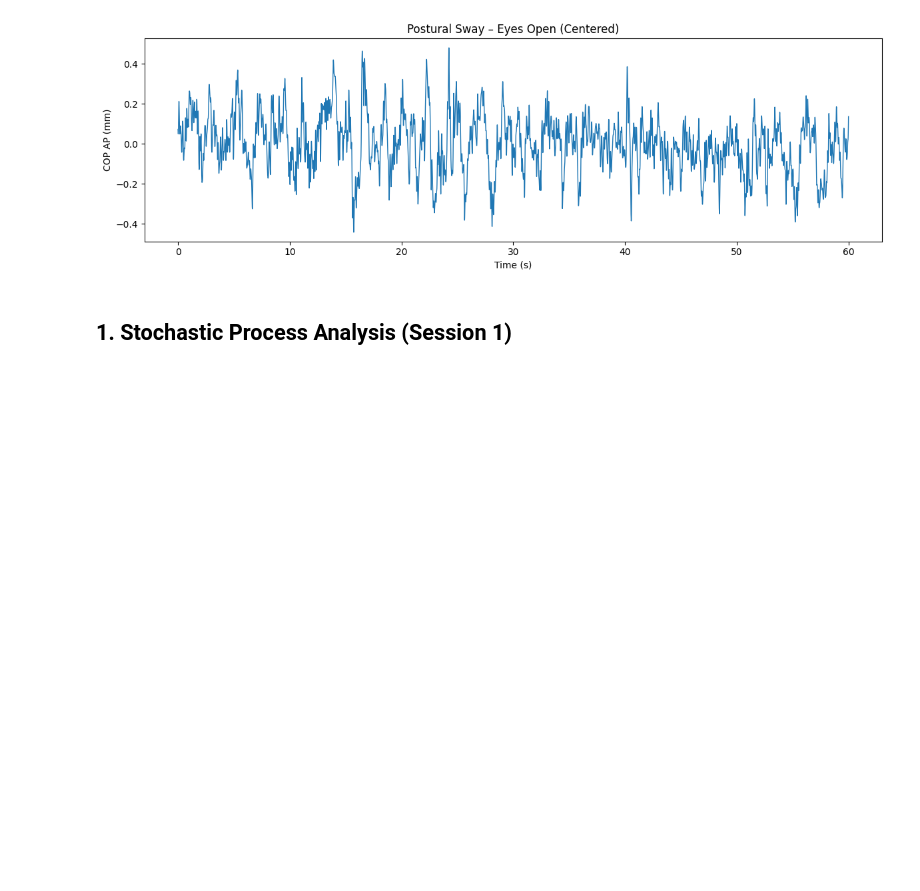
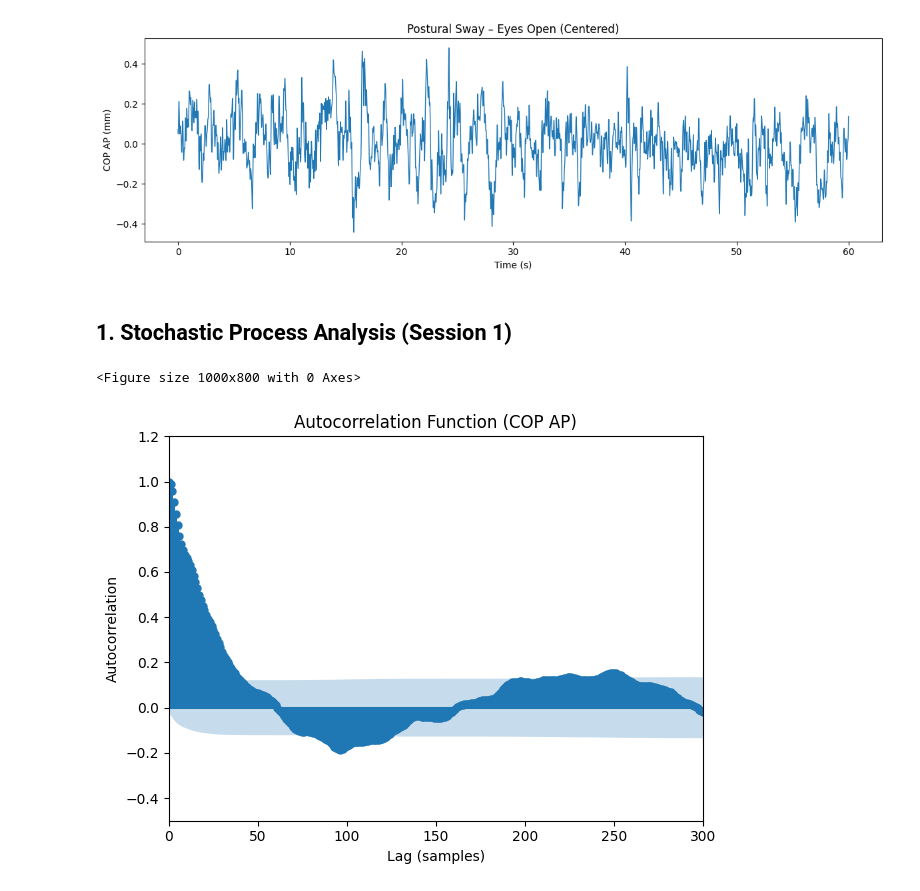
Before and after one commit to TheoLec-student/Time-Series-Analysis-of-Physiological-and-Human-Movement-Data, a Jupyter notebook: main.ipynb, the cells around one changed output. Drawn from its saved outputs; the diff is of its cells as text; code cells hidden in the pictures; blank space fills up the shorter version.

```diff
--- a/main.ipynb
+++ b/main.ipynb
@@ -73,3 +77,15 @@ Sampling frequency: 100 Hz
 ## 1. Stochastic Process Analysis (Session 1)
 # %%
 #Compute and plot the Autocorrelation Function (ACF)
+plt.figure(figsize=(10,8))
+plot_acf(cop_y, lags=300)
+plt.title("Autocorrelation Function (COP AP)")
+plt.xlabel("Lag (samples)")
+plt.ylabel("Autocorrelation")
+plt.xlim(0, 300)
+plt.ylim(-0.5, 1.2)
+plt.tight_layout()
+plt.show()
+# %% [output]
+<Figure size 1000x800 with 0 Axes>
+[figure, added]
```
Also changed, not shown: parts of 9 cells of this notebook, 2 other files.
